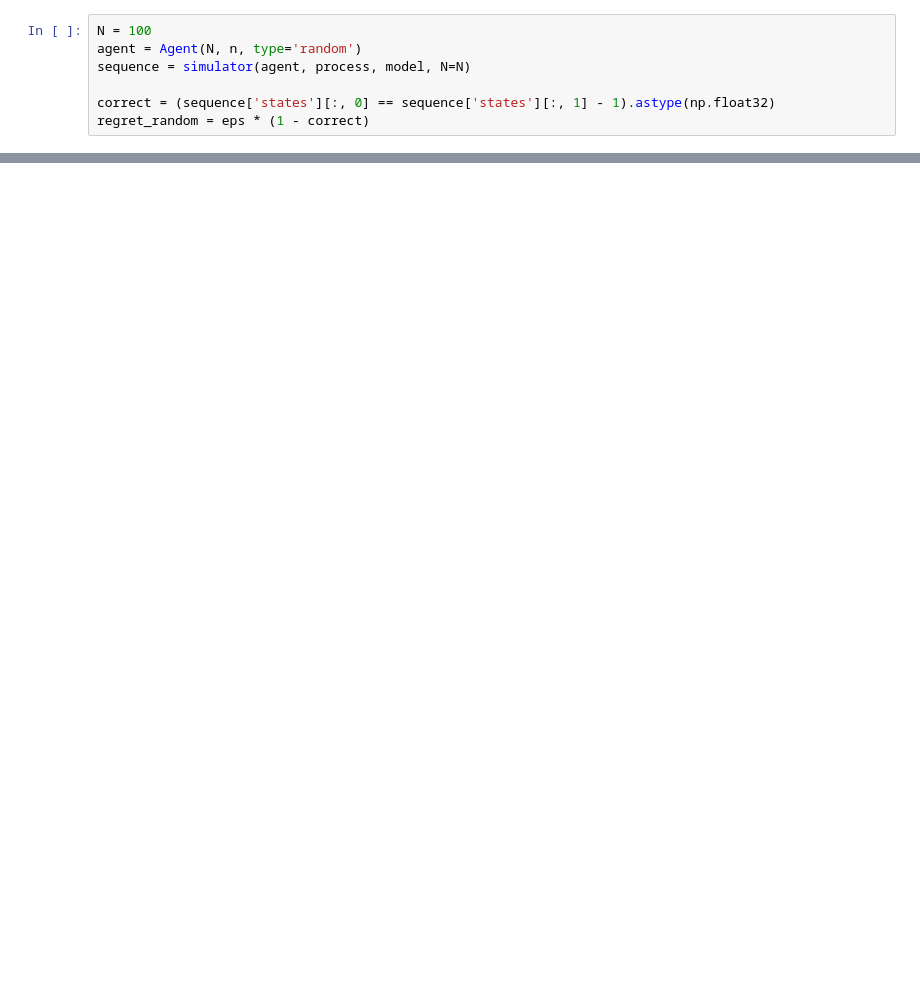
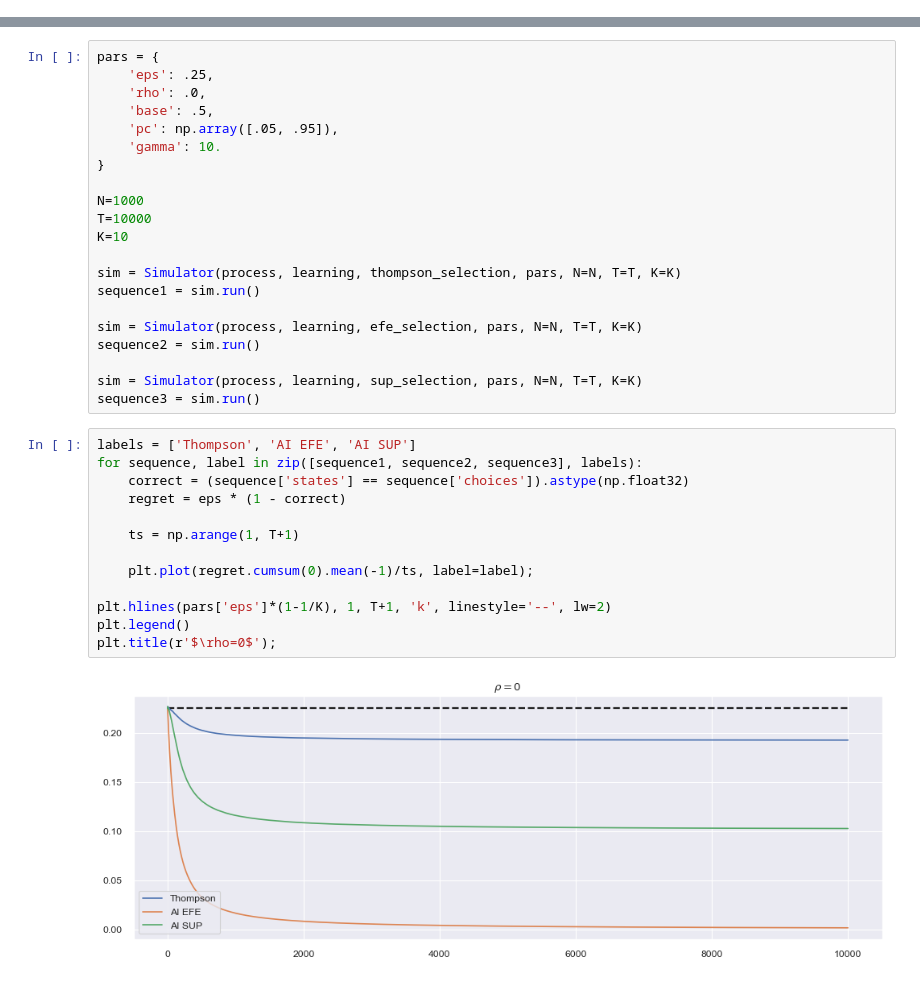
Before and after one commit to dimarkov/aibandits, a Jupyter notebook: ai_bandits_reduced.ipynb, the cells around one changed output, grey strips where cells are left out. Cells and saved outputs as stored; diff of their text form; blank space fills up the shorter version.

```diff
--- a/ai_bandits_reduced.ipynb
+++ b/ai_bandits_reduced.ipynb
@@ -216,7 +23,0 @@ def simulator(agent, process, model, N=100, trials=1000):
-# %%
-N = 100
-agent = Agent(N, n, type='random')
-sequence = simulator(agent, process, model, N=N)
-
-correct = (sequence['states'][:, 0] == sequence['states'][:, 1] - 1).astype(np.float32)
-regret_random = eps * (1 - correct)
@@ -323,0 +194,36 @@ plt.fill_between(gammas, lb, y2=ub, color='c', alpha=.2)
+# %%
+pars = {
+    'eps': .25,
+    'rho': .0,
+    'base': .5,
+    'pc': np.array([.05, .95]),
+    'gamma': 10.
+}
+
+N=1000
+T=10000
+K=10
+
+sim = Simulator(process, learning, thompson_selection, pars, N=N, T=T, K=K)
+sequence1 = sim.run()
+
+sim = Simulator(process, learning, efe_selection, pars, N=N, T=T, K=K)
+sequence2 = sim.run()
+
+sim = Simulator(process, learning, sup_selection, pars, N=N, T=T, K=K)
+sequence3 = sim.run()
+# %%
+labels = ['Thompson', 'AI EFE', 'AI SUP']
+for sequence, label in zip([sequence1, sequence2, sequence3], labels):
+    correct = (sequence['states'] == sequence['choices']).astype(np.float32)
+    regret = eps * (1 - correct)
+
+    ts = np.arange(1, T+1)
+
+    plt.plot(regret.cumsum(0).mean(-1)/ts, label=label);
+
+plt.hlines(pars['eps']*(1-1/K), 1, T+1, 'k', linestyle='--', lw=2)
+plt.legend()
+plt.title(r'$\rho=0$');
+# %% [output]
+[figure, added]
```
Also changed, not shown: parts of 22 cells of this notebook, 1 other file.
